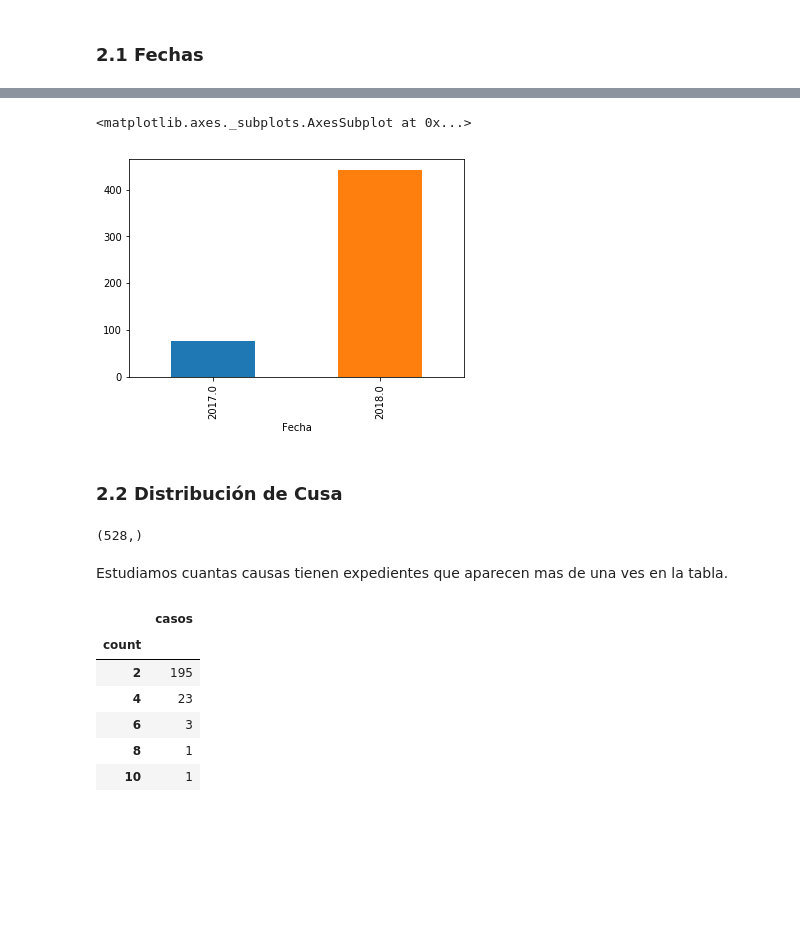
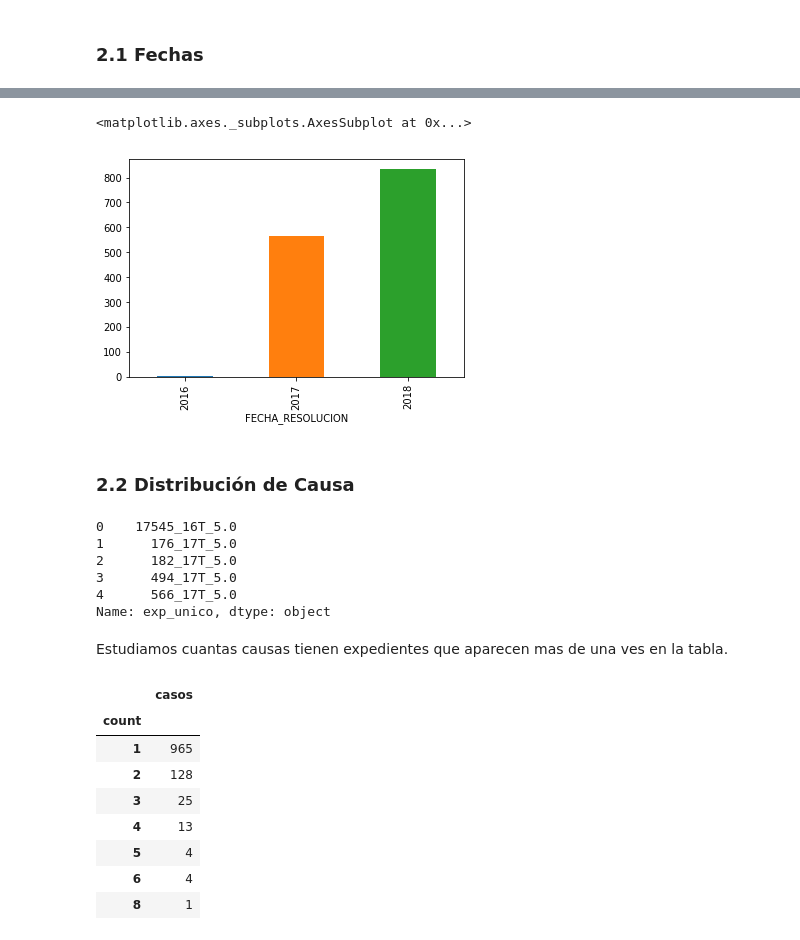
Before and after one commit to carlosgim/jusdata_violencia_de_genero, a Jupyter notebook: notebooks/EDA_Juzgado_10.ipynb, the cells around one changed output, grey strips where cells are left out. Drawn from its saved outputs; the diff is of its cells as text; code cells hidden in the pictures; blank space fills up the shorter version.

```diff
--- a/notebooks/EDA_Juzgado_10.ipynb
+++ b/notebooks/EDA_Juzgado_10.ipynb
@@ -52,4 +105,4 @@ df_xlsx.head()
 # %% [markdown]
 ### 2.1 Fechas
 # %%
-df_xlsx.dropna(subset=['FECHA RESOLUCION'], inplace=True)
+df_xlsx.dropna(subset=['FECHA_RESOLUCION'], inplace=True)
@@ -76,2 +109,12 @@ Name: FECHA RESOLUCION, Length: 561, dtype: object
+# %%
+# Corregimos algunos datos
+df_xlsx['FECHA_RESOLUCION'].replace('14_08_17','14_08_2017', inplace=True)
+df_xlsx['FECHA_RESOLUCION'].replace('28_02_18','28_02_2018', inplace=True)
+df_xlsx['FECHA_RESOLUCION'].replace('04_09_18','04_09_2018', inplace=True)
+df_xlsx['FECHA_RESOLUCION'].replace('06_09_18','06_09_2018', inplace=True)
+df_xlsx['FECHA_RESOLUCION'].replace('10_09_18','10_09_2018', inplace=True)
+# Valor 18_19_2017 no tiene formato de fecha
+df_xlsx['FECHA_RESOLUCION'].replace('18_19_2017',None, inplace=True)
+df_xlsx.dropna(subset=['FECHA_RESOLUCION'], inplace=True)
 # %%
-df_xlsx['FECHA RESOLUCION'][1:10].apply(lambda x: datetime.strptime(x, '%d_%m_%Y').strftime('%m-%d-%Y'))
+df_xlsx['FECHA_RESOLUCION']=df_xlsx['FECHA_RESOLUCION'].apply(lambda x: datetime.strptime(x, '%d_%m_%Y').strftime('%m-%d-%Y'))
@@ -90,0 +121,2 @@ Name: FECHA RESOLUCION, dtype: object
+# %%
+df_xlsx['FECHA_RESOLUCION'] = pd.to_datetime(df_xlsx['FECHA_RESOLUCION'])
@@ -103,11 +145,7 @@ Timestamp('2018-12-10 00:00:00')
 # %%
-df_xlsx.Fecha.groupby(df_xlsx["Fecha"].dt.year).count().plot(kind="bar")
+df_xlsx['FECHA_RESOLUCION'].groupby(df_xlsx['FECHA_RESOLUCION'].dt.year).count().plot(kind="bar")
 # %% [output]
 <matplotlib.axes._subplots.AxesSubplot at 0x...>
-[figure, old version]
+[figure, new version]
 # %% [markdown]
-### 2.2 Distribución de Cusa
+### 2.2 Distribución de Causa
-# %%
-df_xlsx.Causa.shape
-# %% [output]
-(528,)
@@ -114,12 +154,23 @@ df_xlsx.Causa.shape
+# %%
+df_xlsx.exp_unico.head()
+# %% [output]
+0    17545_16T_5.0
+1      176_17T_5.0
+2      182_17T_5.0
+3      494_17T_5.0
+4      566_17T_5.0
+Name: exp_unico, dtype: object
 # %% [markdown]
 Estudiamos cuantas causas tienen expedientes que aparecen mas de una ves en la tabla.
 # %%
-df_xlsx.groupby('Causa', sort=True).size().to_frame('count').groupby('count').size().to_frame('casos')
+df_xlsx.groupby('exp_unico', sort=True).size().to_frame('count').groupby('count').size().to_frame('casos')
 # %% [output]
 |  | casos |
 | count |  |
-| 2 | 195 |
-| 4 | 23 |
-| 6 | 3 |
+| 1 | 965 |
+| 2 | 128 |
+| 3 | 25 |
+| 4 | 13 |
+| 5 | 4 |
+| 6 | 4 |
 | 8 | 1 |
-| 10 | 1 |
```
Also changed, not shown: parts of 22 cells of this notebook.
